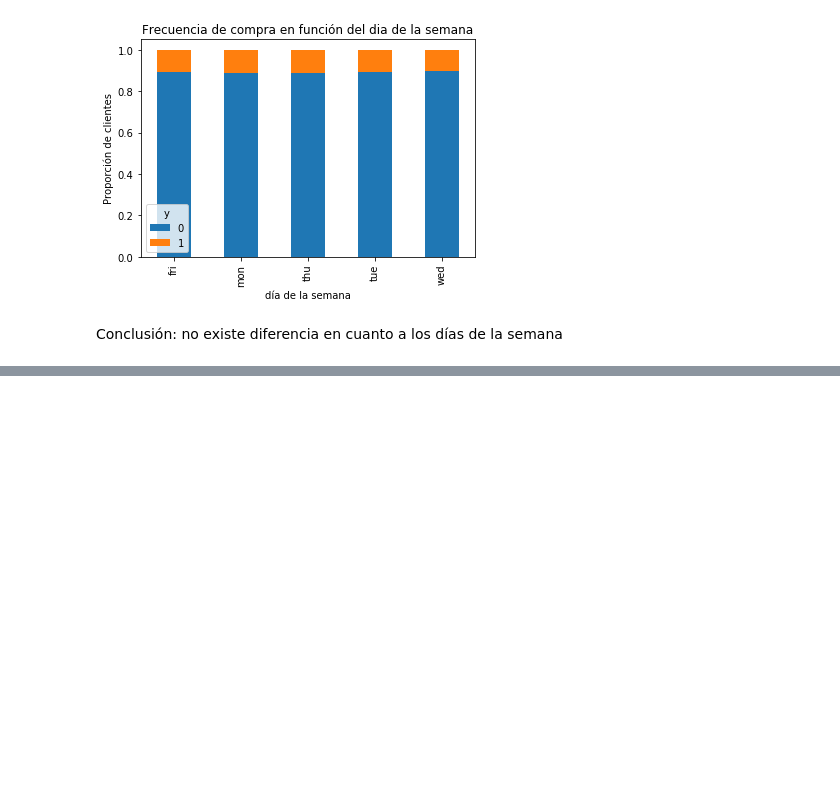
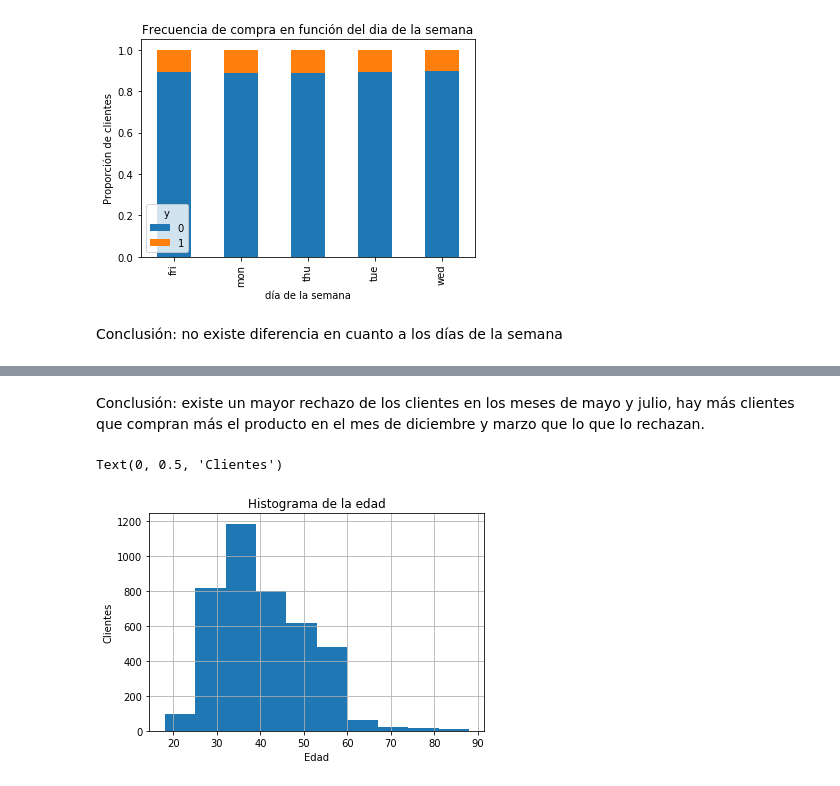
Before and after one commit to JohnRFK/mlcursoudemy, a Jupyter notebook: 17 - RL implementacion.ipynb, the cells around one changed output, grey strips where cells are left out. Cells and saved outputs as stored; diff of their text form; code cells hidden in the pictures; blank space fills up the shorter version.

```diff
--- a/17 - RL implementacion.ipynb
+++ b/17 - RL implementacion.ipynb
@@ -163,0 +185,11 @@ Conclusión: no existe diferencia en cuanto a los días de la semana
+# %% [markdown]
+Conclusión: existe un mayor rechazo de los clientes en los meses de mayo y julio, hay más clientes que compran más el producto en el mes de diciembre y marzo que lo que lo rechazan.
+# %%
+%matplotlib inline
+data.age.hist()
+plt.title("Histograma de la edad")
+plt.xlabel("Edad")
+plt.ylabel("Clientes")
+# %% [output]
+Text(0, 0.5, 'Clientes')
+[figure, added]
```
Also changed, not shown: parts of 76 cells of this notebook.
